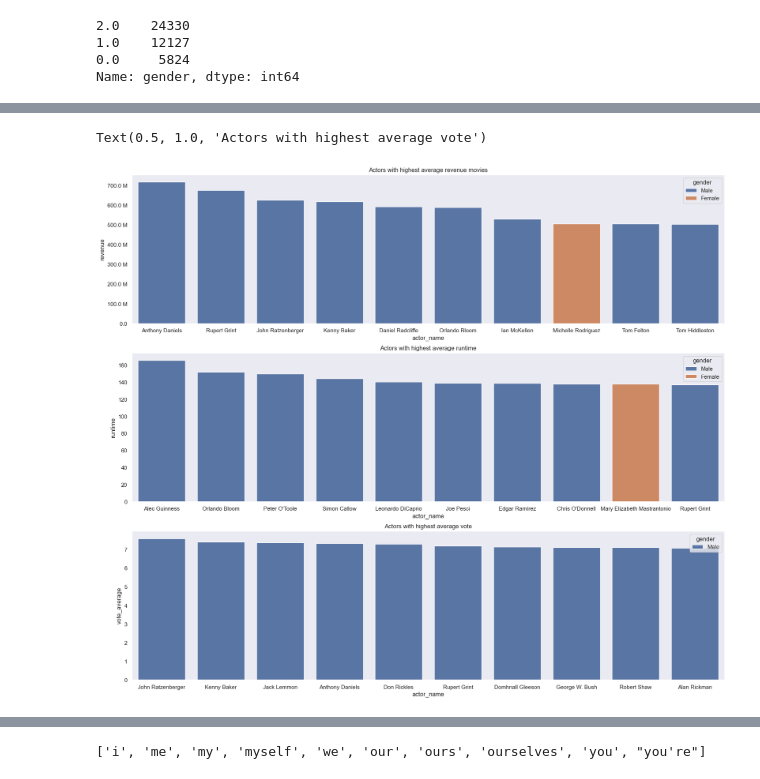
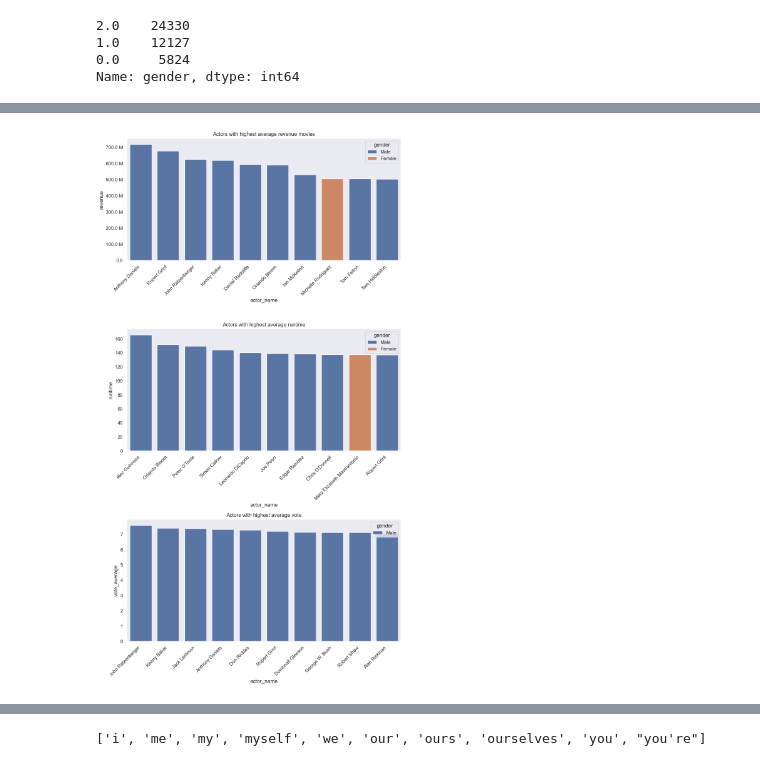
Before and after one commit to DanielHelps/TMDB-movies-analysis-and-predition, a Jupyter notebook: ratings.ipynb, the cells around one changed output, grey strips where cells are left out. Cells and saved outputs as stored; diff of their text form; code cells hidden in the pictures.

```diff
--- a/ratings.ipynb
+++ b/ratings.ipynb
@@ -531,19 +571,23 @@ Name: revenue, dtype: float64
 # %%
 cast_avg_rev = cast_avg.sort_values(by='revenue',ascending=False)[0:10]
 cast_avg_runtime = cast_avg.sort_values(by='runtime',ascending=False)[0:10]
 cast_avg_vote = cast_avg.sort_values(by='vote_average',ascending=False)[0:10]
 
-fig, ax = plt.subplots(3,1, figsize=(21,18))
+fig, ax = plt.subplots(3,1, figsize=(10,18))
 
 sns.barplot(ax=ax[0], x=cast_avg_rev.index, y=cast_avg_rev['revenue'],hue=cast_avg_rev['gender'],dodge=False)
 ax[0].yaxis.set_major_formatter(fmt)
 ax[0].set_title('Actors with highest average revenue movies')
+ax[0].set_xticklabels(labels = cast_avg_rev.index,  rotation=45, ha='right')
 
 sns.barplot(ax=ax[1], x=cast_avg_runtime.index, y=cast_avg_runtime['runtime'],hue=cast_avg_runtime['gender'],dodge=False)
 ax[1].set_title('Actors with highest average runtime')
+ax[1].set_xticklabels(labels = cast_avg_runtime.index,  rotation=45, ha='right')
 
 sns.barplot(ax=ax[2], x=cast_avg_vote.index, y=cast_avg_vote['vote_average'],hue=cast_avg_vote['gender'],dodge=False)
 ax[2].set_title('Actors with highest average vote')
+ax[2].set_xticklabels(labels = cast_avg_vote.index,  rotation=45, ha='right')
+
+fig.tight_layout()
 # %% [output]
-Text(0.5, 1.0, 'Actors with highest average vote')
-[figure, old version]
+[figure, new version]
```
Also changed, not shown: parts of 33 cells of this notebook.
